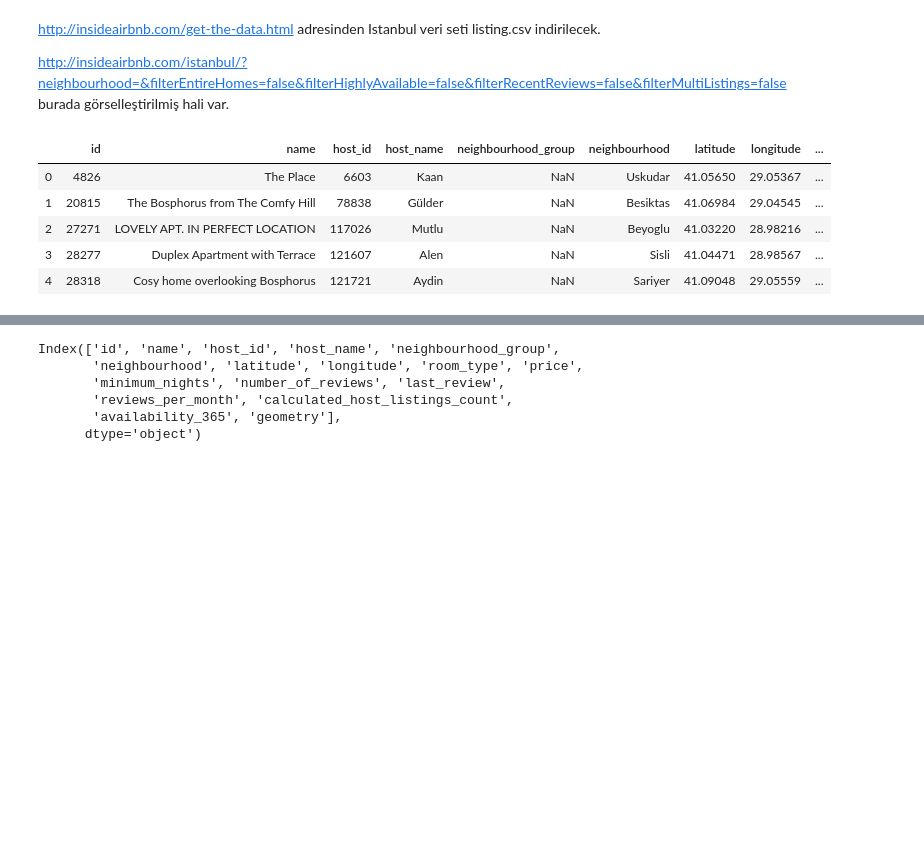
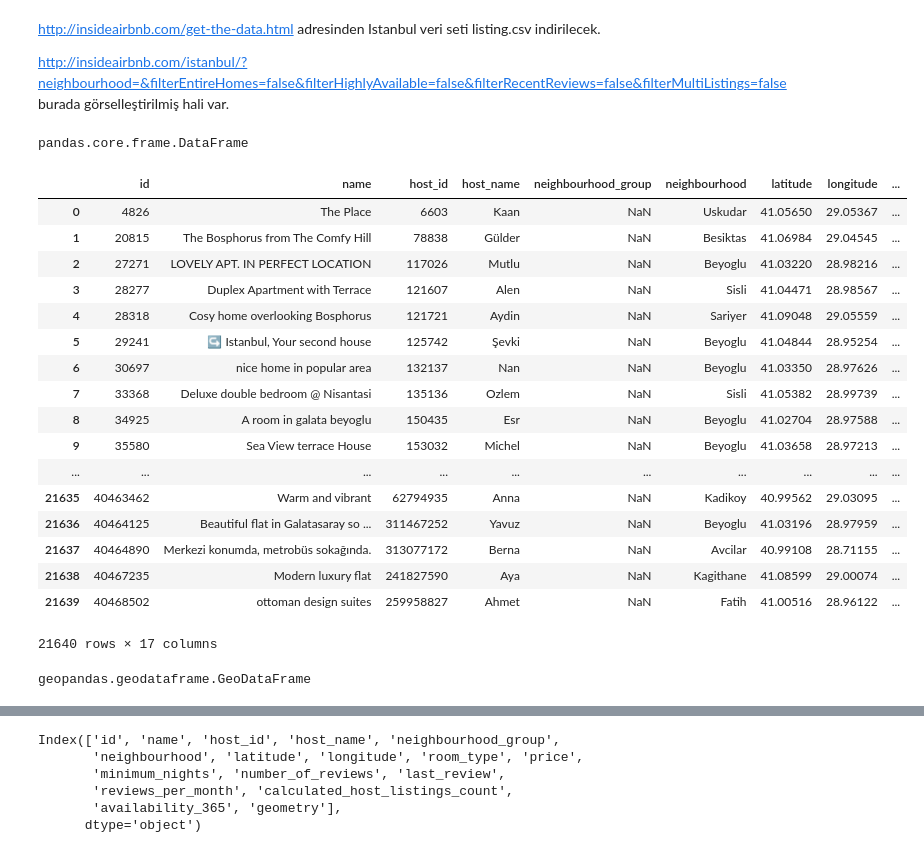
Before and after one commit to kalkan/airbnb-mekansal-veri-analizi-istanbul, a Jupyter notebook: Python ile Mekansal Veri Analizi - Airbnb Örneği.ipynb, the cells around one changed output, grey strips where cells are left out. Drawn from its saved outputs; the diff is of its cells as text; code cells hidden in the pictures; blank space fills up the shorter version.

```diff
--- a/Python ile Mekansal Veri Analizi - Airbnb Örneği.ipynb
+++ b/Python ile Mekansal Veri Analizi - Airbnb Örneği.ipynb
@@ -14,18 +14,3 @@ import matplotlib.pyplot as plt
 import sklearn.metrics as skm
 import seaborn as sns
 %matplotlib inline
-# %%
-listings = pd.read_csv('./data/listings.csv')
-listings['geometry'] = listings[['longitude','latitude']].apply(shp.Point, axis=1)
-listings = gpd.GeoDataFrame(listings)
-listings.crs = {'init':'epsg:4329'}
-#listings = listings.to_crs(epsg=3857)
-
-listings.head()
-# %% [output]
-|  | id | name | host_id | host_name | neighbourhood_group | neighbourhood | latitude | longitude | ... |
-| 0 | 4826 | The Place | 6603 | Kaan | NaN | Uskudar | 41.05650 | 29.05367 | ... |
-| 1 | 20815 | The Bosphorus from The Comfy Hill | 78838 | Gülder | NaN | Besiktas | 41.06984 | 29.04545 | ... |
-| 2 | 27271 | LOVELY APT. IN PERFECT LOCATION | 117026 | Mutlu | NaN | Beyoglu | 41.03220 | 28.98216 | ... |
-| 3 | 28277 | Duplex Apartment with Terrace | 121607 | Alen | NaN | Sisli | 41.04471 | 28.98567 | ... |
-| 4 | 28318 | Cosy home overlooking Bosphorus | 121721 | Aydin | NaN | Sariyer | 41.09048 | 29.05559 | ... |
@@ -31,0 +19,27 @@ listings.head()
+# %%
+type(listings)
+# %% [output]
+pandas.core.frame.DataFrame
+# %%
+#first create a geometry column with shapely
+listings['geometry'] = listings[['longitude','latitude']].apply(shp.Point, axis=1)
+listings
+# %% [output]
+|  | id | name | host_id | host_name | neighbourhood_group | neighbourhood | latitude | longitude | ... |
+| 0 | 4826 | The Place | 6603 | Kaan | NaN | Uskudar | 41.05650 | 29.05367 | ... |
+| 1 | 20815 | The Bosphorus from The Comfy Hill | 78838 | Gülder | NaN | Besiktas | 41.06984 | 29.04545 | ... |
+| 2 | 27271 | LOVELY APT. IN PERFECT LOCATION | 117026 | Mutlu | NaN | Beyoglu | 41.03220 | 28.98216 | ... |
+| 3 | 28277 | Duplex Apartment with Terrace | 121607 | Alen | NaN | Sisli | 41.04471 | 28.98567 | ... |
+| 4 | 28318 | Cosy home overlooking Bosphorus | 121721 | Aydin | NaN | Sariyer | 41.09048 | 29.05559 | ... |
+| 5 | 29241 | ↪ Istanbul, Your second house | 125742 | Şevki | NaN | Beyoglu | 41.04844 | 28.95254 | ... |
+| 6 | 30697 | nice home in popular area | 132137 | Nan | NaN | Beyoglu | 41.03350 | 28.97626 | ... |
+| 7 | 33368 | Deluxe double bedroom @ Nisantasi | 135136 | Ozlem | NaN | Sisli | 41.05382 | 28.99739 | ... |
+| 8 | 34925 | A room in galata beyoglu | 150435 | Esr | NaN | Beyoglu | 41.02704 | 28.97588 | ... |
+| 9 | 35580 | Sea View terrace House | 153032 | Michel | NaN | Beyoglu | 41.03658 | 28.97213 | ... |
+| ... | ... | ... | ... | ... | ... | ... | ... | ... | ... |
+| 21635 | 40463462 | Warm and vibrant | 62794935 | Anna | NaN | Kadikoy | 40.99562 | 29.03095 | ... |
+| 21636 | 40464125 | Beautiful flat in Galatasaray so ... | 311467252 | Yavuz | NaN | Beyoglu | 41.03196 | 28.97959 | ... |
+| 21637 | 40464890 | Merkezi konumda, metrobüs sokağında. | 313077172 | Berna | NaN | Avcilar | 40.99108 | 28.71155 | ... |
+| 21638 | 40467235 | Modern luxury flat | 241827590 | Aya | NaN | Kagithane | 41.08599 | 29.00074 | ... |
+| 21639 | 40468502 | ottoman design suites | 259958827 | Ahmet | NaN | Fatih | 41.00516 | 28.96122 | ... |
+21640 rows × 17 columns
@@ -31,0 +48,4 @@ listings.head()
+# %%
+type(listings)
+# %% [output]
+geopandas.geodataframe.GeoDataFrame
```
Also changed, not shown: parts of 23 cells of this notebook, 2 other files.
